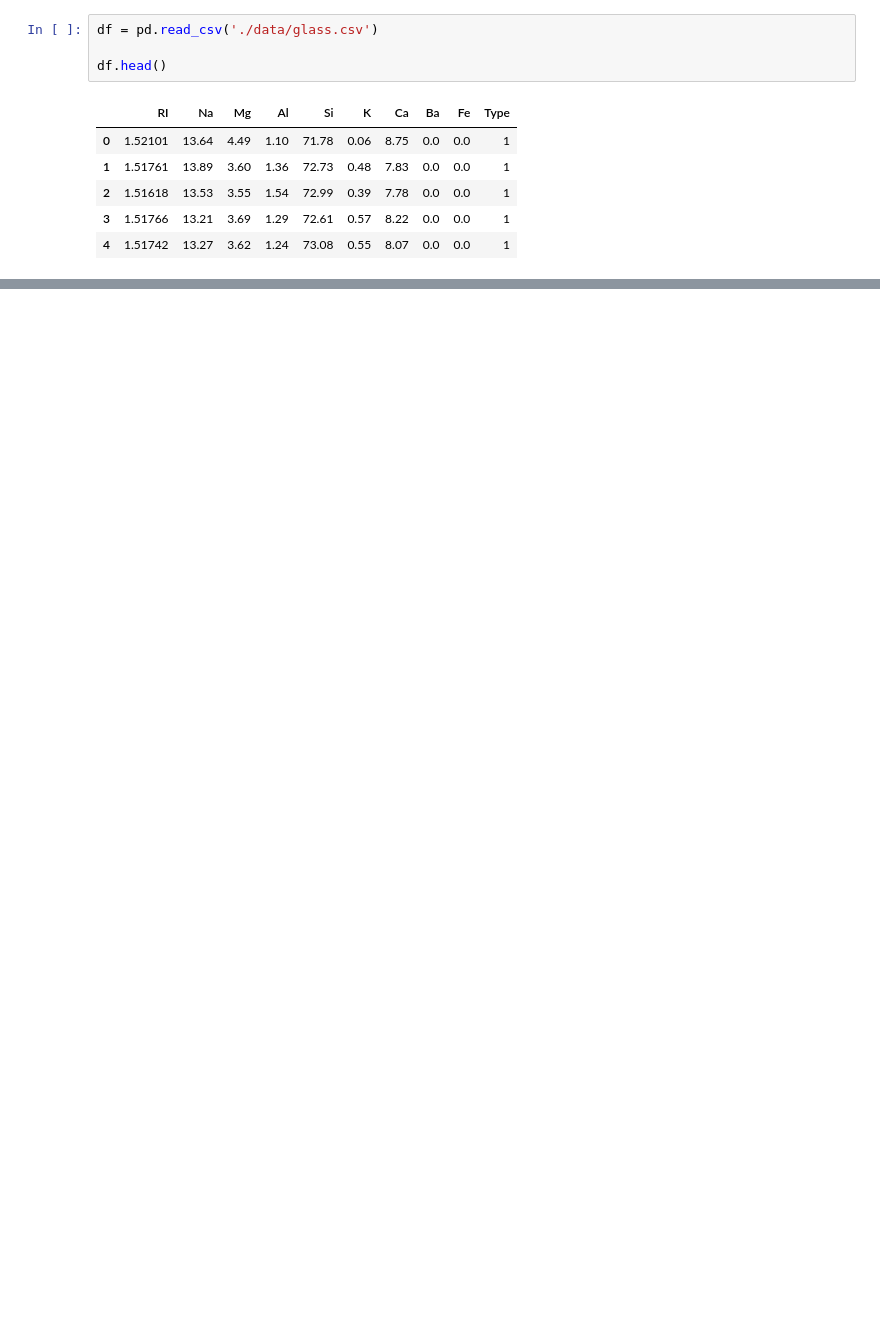
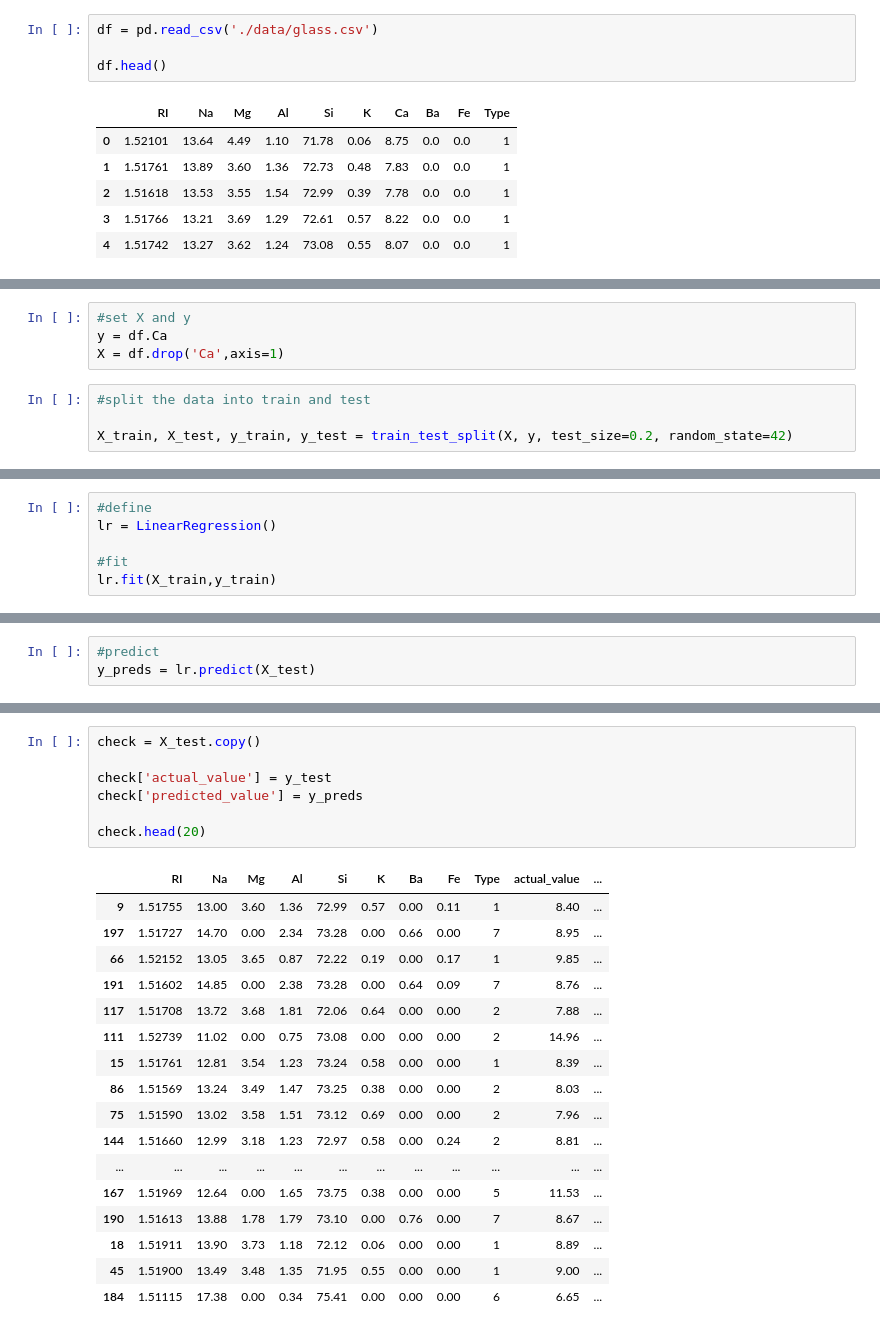
Before and after one commit to samsonafo/ML-Fundamentals, a Jupyter notebook: Linear Regression.ipynb, the cells around one changed output, grey strips where cells are left out. Drawn from its saved outputs; the diff is of its cells as text; blank space fills up the shorter version.

```diff
--- a/Linear Regression.ipynb
+++ b/Linear Regression.ipynb
@@ -150,0 +172,8 @@ df.head()
+# %%
+#set X and y
+y = df.Ca
+X = df.drop('Ca',axis=1)
+# %%
+#split the data into train and test
+
+X_train, X_test, y_train, y_test = train_test_split(X, y, test_size=0.2, random_state=42)
@@ -150,0 +182,6 @@ df.head()
+# %%
+#define
+lr = LinearRegression()
+
+#fit
+lr.fit(X_train,y_train)
@@ -150,0 +190,3 @@ df.head()
+# %%
+#predict
+y_preds = lr.predict(X_test)
@@ -150,0 +211,25 @@ df.head()
+# %%
+check = X_test.copy()
+
+check['actual_value'] = y_test
+check['predicted_value'] = y_preds
+
+check.head(20)
+# %% [output]
+|  | RI | Na | Mg | Al | Si | K | Ba | Fe | Type | actual_value | ... |
+| 9 | 1.51755 | 13.00 | 3.60 | 1.36 | 72.99 | 0.57 | 0.00 | 0.11 | 1 | 8.40 | ... |
+| 197 | 1.51727 | 14.70 | 0.00 | 2.34 | 73.28 | 0.00 | 0.66 | 0.00 | 7 | 8.95 | ... |
+| 66 | 1.52152 | 13.05 | 3.65 | 0.87 | 72.22 | 0.19 | 0.00 | 0.17 | 1 | 9.85 | ... |
+| 191 | 1.51602 | 14.85 | 0.00 | 2.38 | 73.28 | 0.00 | 0.64 | 0.09 | 7 | 8.76 | ... |
+| 117 | 1.51708 | 13.72 | 3.68 | 1.81 | 72.06 | 0.64 | 0.00 | 0.00 | 2 | 7.88 | ... |
+| 111 | 1.52739 | 11.02 | 0.00 | 0.75 | 73.08 | 0.00 | 0.00 | 0.00 | 2 | 14.96 | ... |
+| 15 | 1.51761 | 12.81 | 3.54 | 1.23 | 73.24 | 0.58 | 0.00 | 0.00 | 1 | 8.39 | ... |
+| 86 | 1.51569 | 13.24 | 3.49 | 1.47 | 73.25 | 0.38 | 0.00 | 0.00 | 2 | 8.03 | ... |
+| 75 | 1.51590 | 13.02 | 3.58 | 1.51 | 73.12 | 0.69 | 0.00 | 0.00 | 2 | 7.96 | ... |
+| 144 | 1.51660 | 12.99 | 3.18 | 1.23 | 72.97 | 0.58 | 0.00 | 0.24 | 2 | 8.81 | ... |
+| ... | ... | ... | ... | ... | ... | ... | ... | ... | ... | ... | ... |
+| 167 | 1.51969 | 12.64 | 0.00 | 1.65 | 73.75 | 0.38 | 0.00 | 0.00 | 5 | 11.53 | ... |
+| 190 | 1.51613 | 13.88 | 1.78 | 1.79 | 73.10 | 0.00 | 0.76 | 0.00 | 7 | 8.67 | ... |
+| 18 | 1.51911 | 13.90 | 3.73 | 1.18 | 72.12 | 0.06 | 0.00 | 0.00 | 1 | 8.89 | ... |
+| 45 | 1.51900 | 13.49 | 3.48 | 1.35 | 71.95 | 0.55 | 0.00 | 0.00 | 1 | 9.00 | ... |
+| 184 | 1.51115 | 17.38 | 0.00 | 0.34 | 75.41 | 0.00 | 0.00 | 0.00 | 6 | 6.65 | ... |
```
Also changed, not shown: parts of 15 cells of this notebook, 18 other files.
